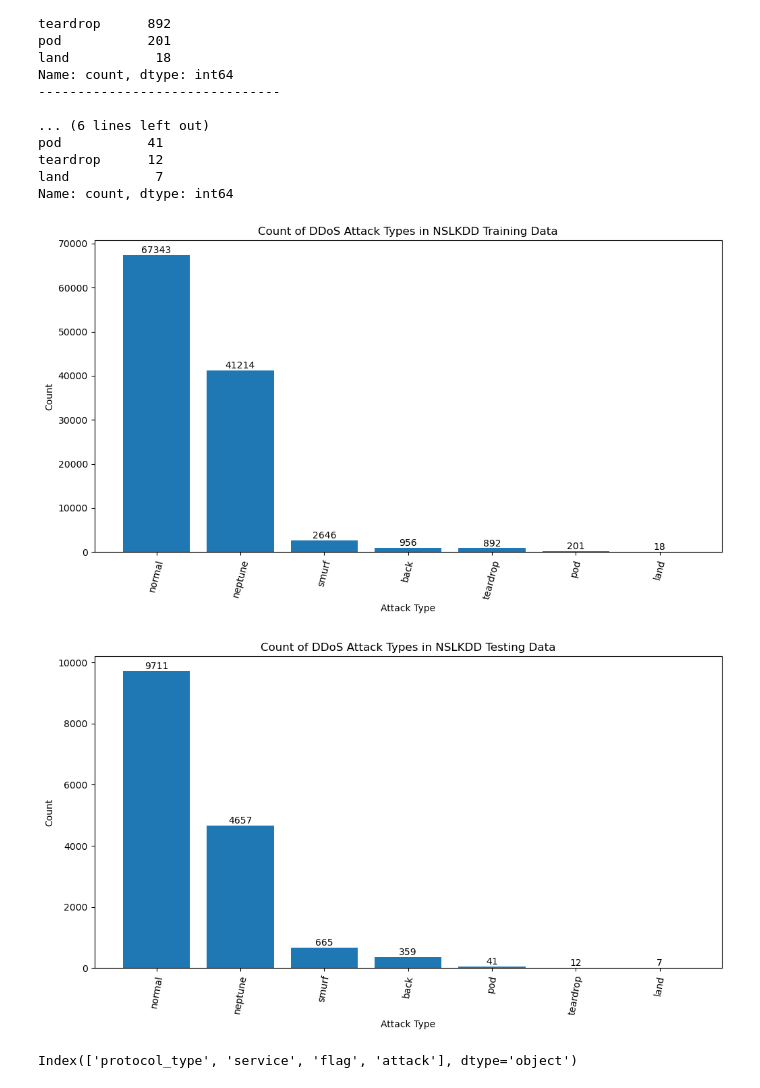
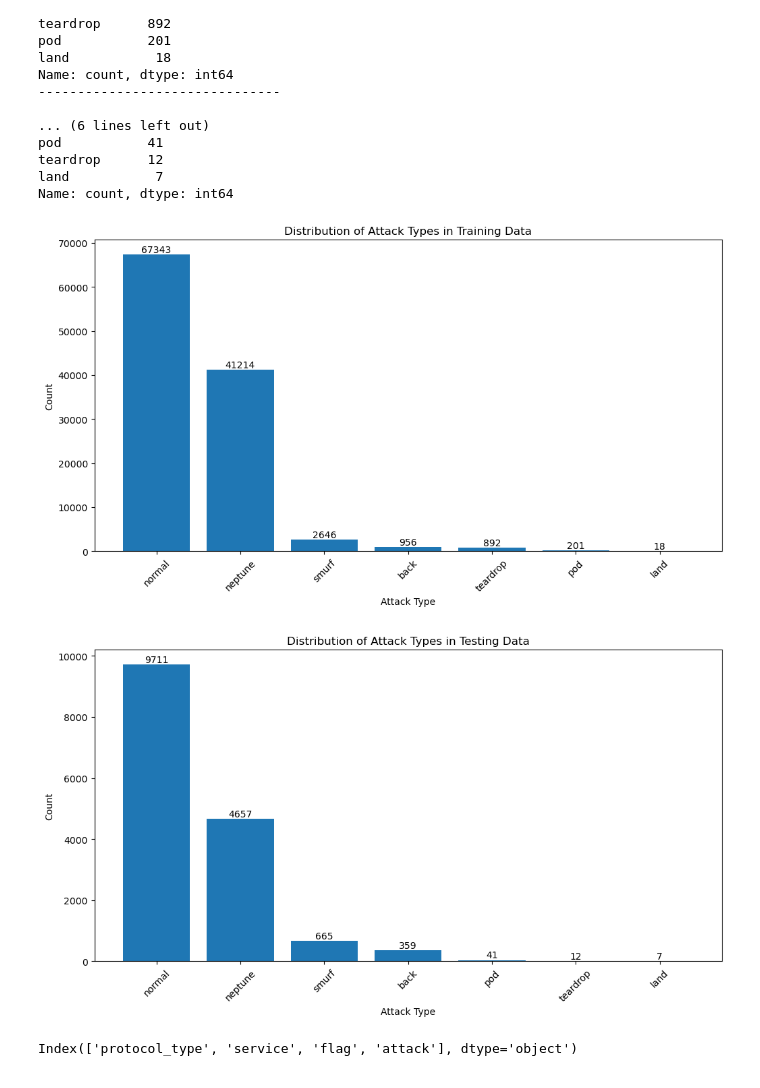
Before and after one commit to luisdavidgarcia/DDoS-Hybrid-Detection-System, a Jupyter notebook: notebooks/results_nsl-kdd.ipynb, the cells around one changed output. Cells and saved outputs as stored; diff of their text form; code cells hidden in the pictures.

```diff
--- a/notebooks/results_nsl-kdd.ipynb
+++ b/notebooks/results_nsl-kdd.ipynb
@@ -356,30 +356,30 @@ def add_bar_labels(bars):
 # %%
 # Plot of Training DDoS Attack Distribution
 attack_counts_train = df_train['attack'].value_counts()
 plt.figure(figsize=(12, 6))
 bars = plt.bar(attack_counts_train.index, attack_counts_train.values)
 add_bar_labels(bars)
-plt.xticks(rotation=75)
-plt.title("Count of DDoS Attack Types in NSLKDD Training Data")
+plt.xticks(rotation=45)
+plt.title("Distribution of Attack Types in Training Data")
 plt.xlabel("Attack Type")
 plt.ylabel("Count")
 plt.show()
 # %% [output]
-[figure, old version]
+[figure, new version]
 # %%
 # Plot of Testing DDoS Attacks
 attack_counts_test = df_test['attack'].value_counts()
 
 plt.figure(figsize=(12,6))
-plt.title("Count of DDoS Attack Types in NSLKDD Testing Data")
+plt.title("Distribution of Attack Types in Testing Data")
 plt.xlabel("Attack Type")
 plt.ylabel("Count")
-plt.xticks(rotation=80)
+plt.xticks(rotation=45)
 bars = plt.bar(attack_counts_test.index, attack_counts_test.values)
 add_bar_labels(bars)
 plt.show()
 # %% [output]
-[figure, old version]
+[figure, new version]
 # %%
 # Check Types of Object
 df_train.select_dtypes(['object']).columns
```
Also changed, not shown: parts of 1 cell of this notebook, 1 other file.
